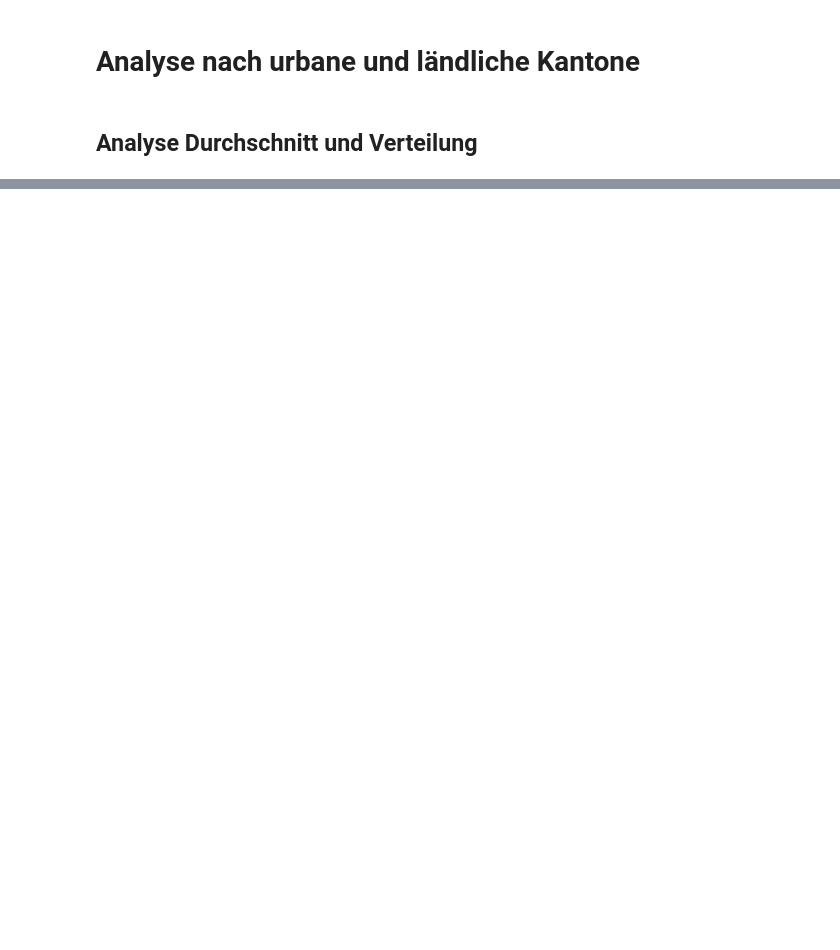
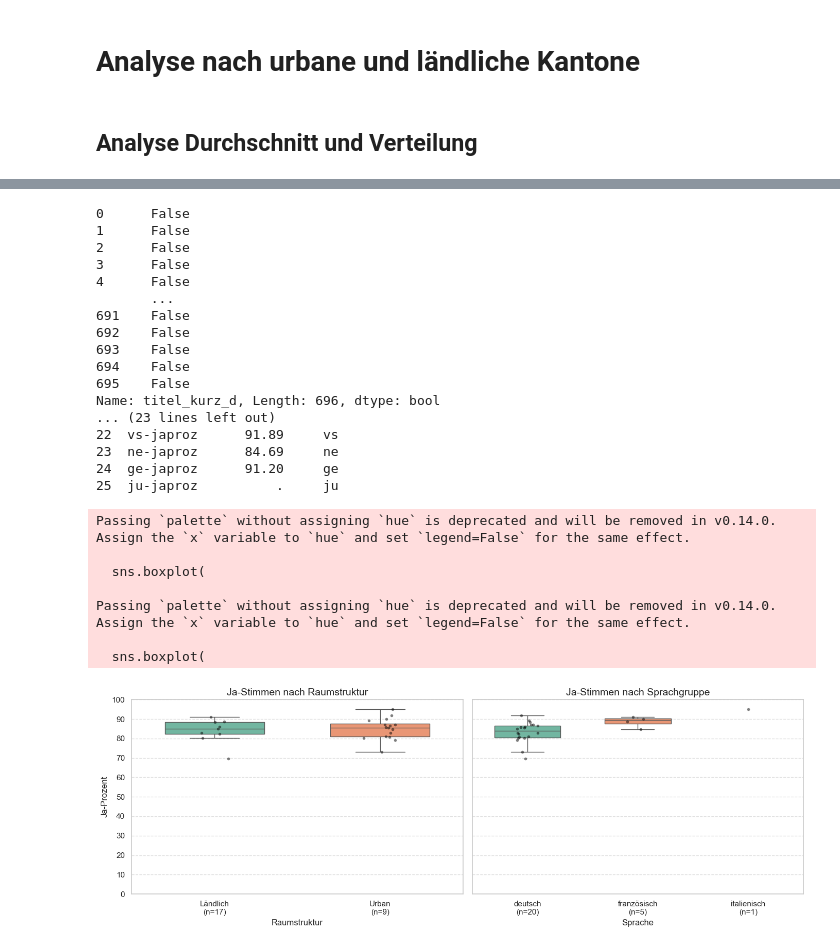
Before and after one commit to Roberto-info/CDA2-Demokratie-Challange, a Jupyter notebook: Analyse_Einzelner_Abstimmungen.ipynb, the cells around one changed output, grey strips where cells are left out. Cells and saved outputs as stored; diff of their text form; code cells hidden in the pictures; blank space fills up the shorter version.

```diff
--- a/Analyse_Einzelner_Abstimmungen.ipynb
+++ b/Analyse_Einzelner_Abstimmungen.ipynb
@@ -262,0 +393,29 @@ Passing `palette` without assigning `hue` is deprecated and will be removed in v
+# %%
+df_abstimmung_der_kantone = filter_for_abstimmung('Bundesbeschluss über die Gründung des Kantons Jura')
+boxplot_von_abstimmungen_nach_gruppen(df_abstimmung_der_kantone)
+# %% [output]
+0      False
+1      False
+2      False
+3      False
+4      False
+       ...
+691    False
+692    False
+693    False
+694    False
+695    False
+Name: titel_kurz_d, Length: 696, dtype: bool
+... (23 lines left out)
+22  vs-japroz      91.89     vs
+23  ne-japroz      84.69     ne
+24  ge-japroz      91.20     ge
+25  ju-japroz          .     ju
+Passing `palette` without assigning `hue` is deprecated and will be removed in v0.14.0. Assign the `x` variable to `hue` and set `legend=False` for the same effect.
+
+  sns.boxplot(
+
+Passing `palette` without assigning `hue` is deprecated and will be removed in v0.14.0. Assign the `x` variable to `hue` and set `legend=False` for the same effect.
+
+  sns.boxplot(
+[figure, added]
```
Also changed, not shown: parts of 12 cells of this notebook.
